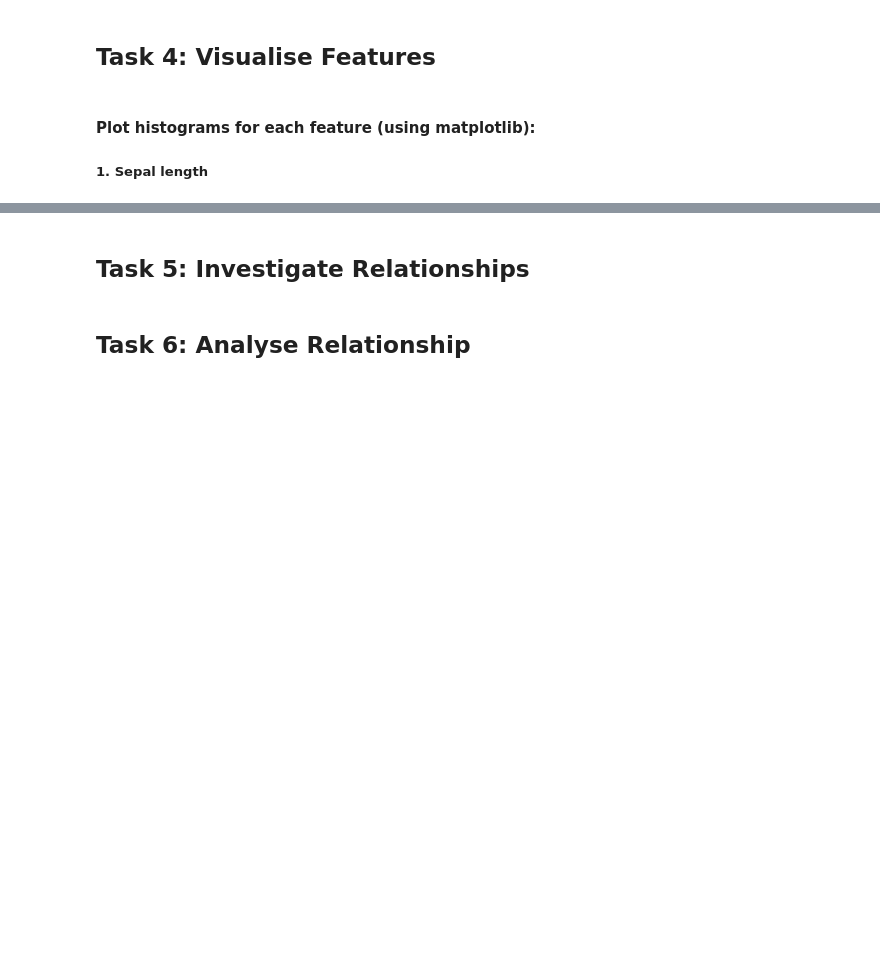
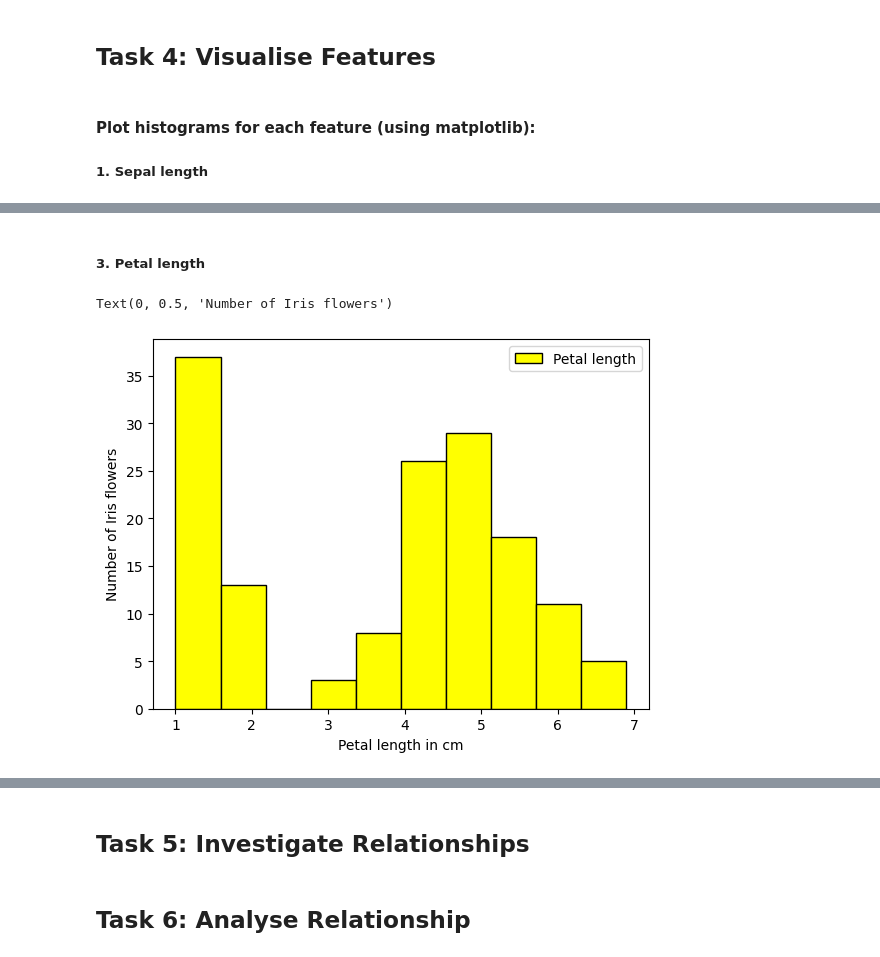
Before and after one commit to zoeharlowe/principles_of_data_analytics, a Jupyter notebook: tasks.ipynb, the cells around one changed output, grey strips where cells are left out. Saved outputs shown, nothing was run; the diff lists cells and outputs as text; code cells hidden in the pictures; blank space fills up the shorter version.

```diff
--- a/tasks.ipynb
+++ b/tasks.ipynb
@@ -147,0 +164,11 @@ pyplot.hist(sepal_length, edgecolor = 'black')
+# %% [markdown]
+##### 3. Petal length
+# %%
+petal_length = df.iloc[0:,2]
+plt.hist(petal_length, color = 'yellow', edgecolor = 'black', label = 'Petal length')
+plt.legend()
+plt.xlabel('Petal length in cm')
+plt.ylabel('Number of Iris flowers')
+# %% [output]
+Text(0, 0.5, 'Number of Iris flowers')
+[figure, added]
```
Also changed, not shown: parts of 8 cells of this notebook.
